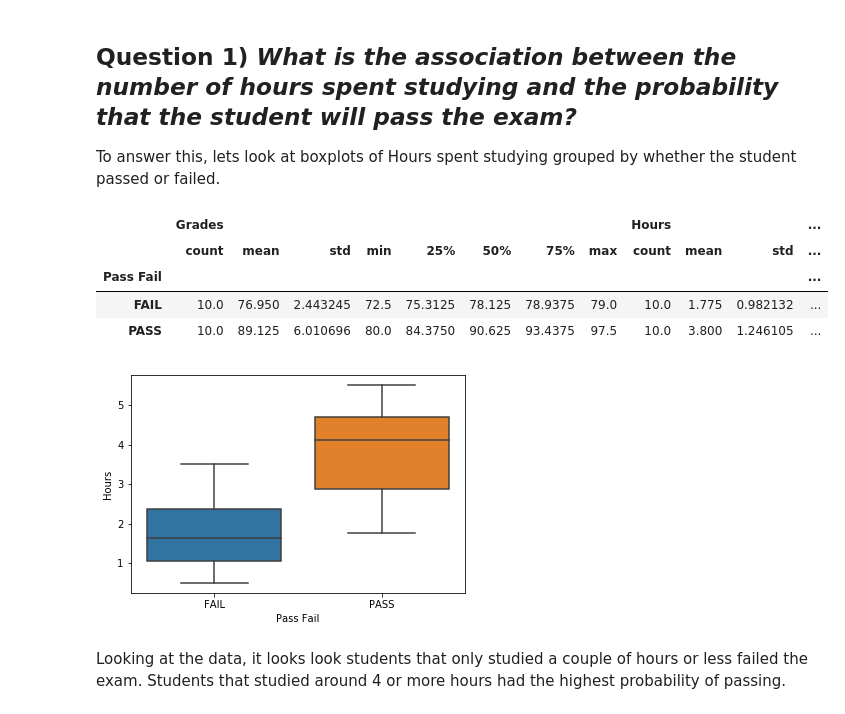
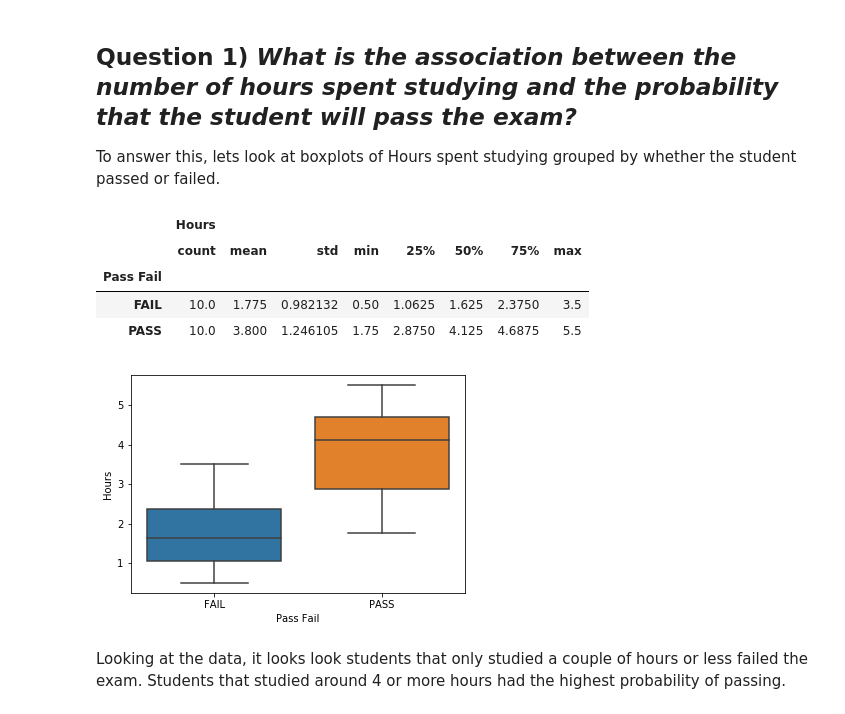
Before and after one commit to dkjer/data150labs, a Jupyter notebook: Student Grades.ipynb, the cells around one changed output. Cells and saved outputs as stored; diff of their text form; code cells hidden in the pictures.

Commit message:
Updating student grades notebook

```diff
--- a/Student Grades.ipynb
+++ b/Student Grades.ipynb
@@ -28,13 +28,13 @@ grades.head()
 To answer this, lets look at boxplots of Hours spent studying grouped by whether the student passed or failed.
 # %%
 sns.boxplot(x='Pass Fail', y='Hours', data=grades)
-grades.groupby('Pass Fail').describe()
+grades[['Pass Fail', 'Hours']].groupby('Pass Fail').describe()
 # %% [output]
-|  | Grades |  |  |  |  |  |  |  | Hours |  |  | ... |
-|  | count | mean | std | min | 25% | 50% | 75% | max | count | mean | std | ... |
-| Pass Fail |  |  |  |  |  |  |  |  |  |  |  | ... |
-| FAIL | 10.0 | 76.950 | 2.443245 | 72.5 | 75.3125 | 78.125 | 78.9375 | 79.0 | 10.0 | 1.775 | 0.982132 | ... |
-| PASS | 10.0 | 89.125 | 6.010696 | 80.0 | 84.3750 | 90.625 | 93.4375 | 97.5 | 10.0 | 3.800 | 1.246105 | ... |
+|  | Hours |  |  |  |  |  |  |  |
+|  | count | mean | std | min | 25% | 50% | 75% | max |
+| Pass Fail |  |  |  |  |  |  |  |  |
+| FAIL | 10.0 | 1.775 | 0.982132 | 0.50 | 1.0625 | 1.625 | 2.3750 | 3.5 |
+| PASS | 10.0 | 3.800 | 1.246105 | 1.75 | 2.8750 | 4.125 | 4.6875 | 5.5 |
 [figure]
 # %% [markdown]
 Looking at the data, it looks look students that only studied a couple of hours or less failed the exam.  Students that studied around 4 or more hours had the highest probability of passing.
```
